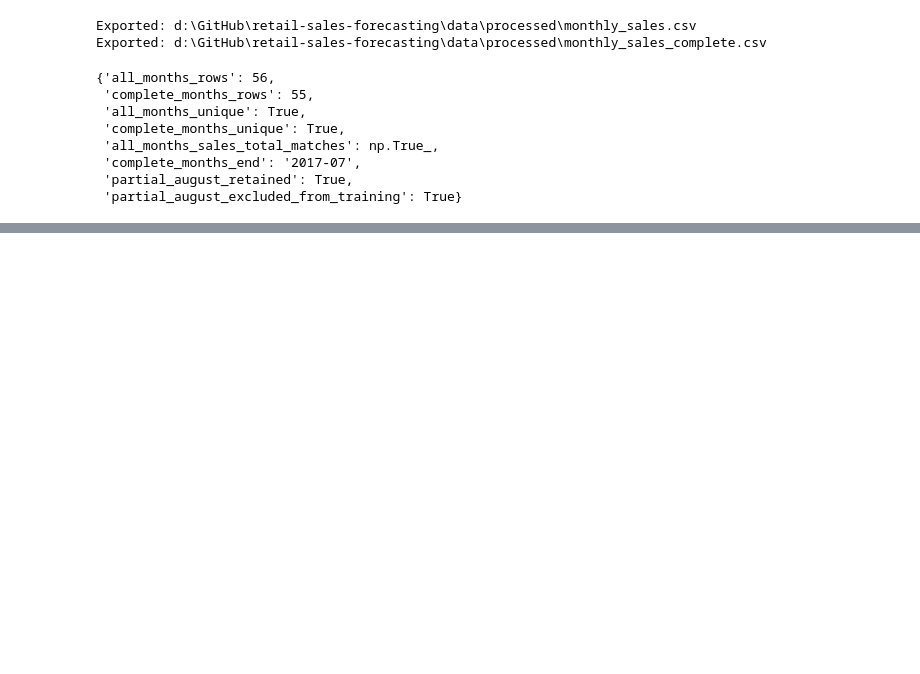
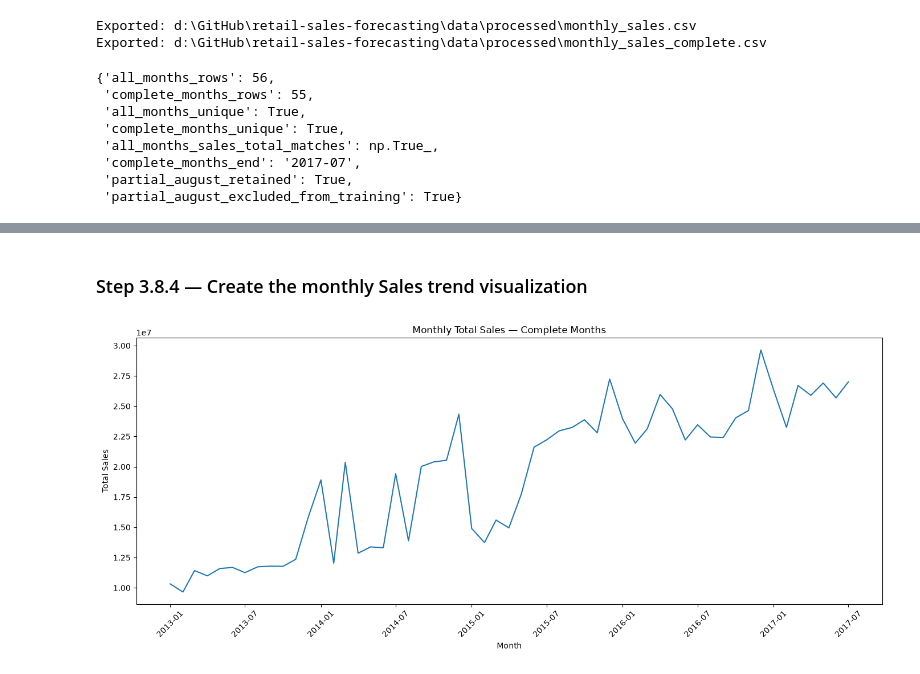
Before and after one commit to Abu-Hozaifa-Retail-Analyst/retail-sales-forecasting, a Jupyter notebook: notebooks/01_data_quality/02_initial_data_profiling.ipynb, the cells around one changed output, grey strips where cells are left out. Saved outputs shown, nothing was run; the diff lists cells and outputs as text; code cells hidden in the pictures; blank space fills up the shorter version.

Commit message:
feat: complete monthly sales seasonality analysis

```diff
--- a/notebooks/01_data_quality/02_initial_data_profiling.ipynb
+++ b/notebooks/01_data_quality/02_initial_data_profiling.ipynb
@@ -7806,0 +7892,23 @@ export_qa
+# %%
+# Step 3.8.3 — Monthly Sales movement
+
+monthly_ts["sales_change"] = (
+    monthly_ts["total_sales"]
+    .diff()
+)
+
+monthly_ts["sales_growth_pct"] = (
+    monthly_ts["total_sales"]
+    .pct_change() * 100
+)
+
+display(
+    monthly_ts[
+        [
+            "month",
+            "total_sales",
+            "sales_change",
+            "sales_growth_pct"
+        ]
+    ].head(12)
+)
@@ -7806,0 +7929,24 @@ export_qa
+# %% [markdown]
+### Step 3.8.4 — Create the monthly Sales trend visualization
+# %%
+# Step 3.8.4 — Monthly Sales Trend
+
+import matplotlib.pyplot as plt
+
+plt.figure(figsize=(14, 6))
+
+plt.plot(
+    monthly_ts["month"],
+    monthly_ts["total_sales"]
+)
+
+plt.title("Monthly Total Sales — Complete Months")
+plt.xlabel("Month")
+plt.ylabel("Total Sales")
+
+plt.xticks(rotation=45)
+plt.tight_layout()
+
+plt.show()
+# %% [output]
+[figure, added]
```
Also changed, not shown: parts of 25 cells of this notebook, 1 other file.
